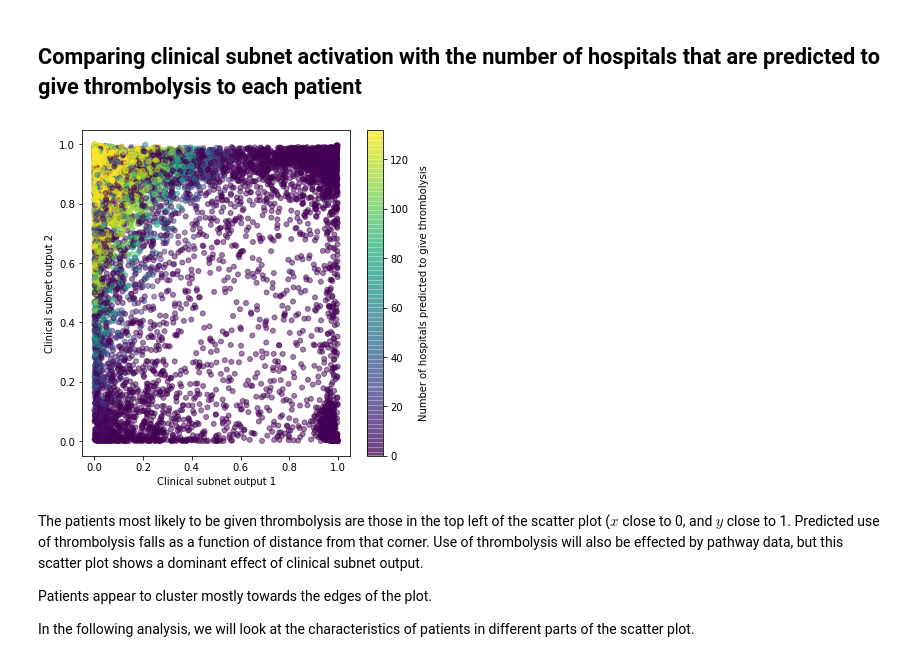
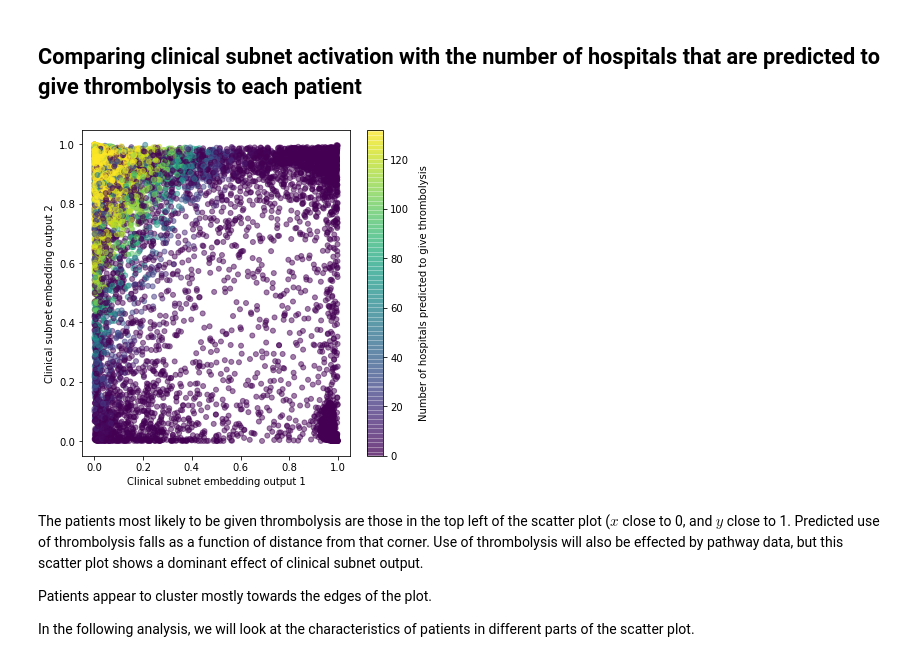
Before and after one commit to samuel-book/samuel-1, a Jupyter notebook: _sources/neural_net/005b_analyse_10k_2d_modular.ipynb, the cells around one changed output. Cells and saved outputs as stored; diff of their text form; code cells hidden in the pictures.

```diff
--- a/_sources/neural_net/005b_analyse_10k_2d_modular.ipynb
+++ b/_sources/neural_net/005b_analyse_10k_2d_modular.ipynb
@@ -344,22 +344,22 @@ In this output, all hospitals appear to sit on $x=0$ or $y=1$, with use of throm
 # %%
 # Set up figure
 fig = plt.figure(figsize=(6,6))
 
 # Plot 1: actual vs subnet
 cmap = plt.cm.viridis
 ax1 = fig.add_subplot(111)
 im = ax1.scatter(all_test['patient_encode_x'],
             all_test['patient_encode_y'],
             c=all_test['num_hosp_thrombolysing'],
             vmin=0, vmax=132, s=25, cmap=cmap, alpha=0.5)
 cbar = plt.colorbar(im, ax=ax1)
 cbar.set_label('Number of hospitals predicted to give thrombolysis', rotation=90, labelpad=10)
-ax1.set_xlabel('Clinical subnet output 1')
-ax1.set_ylabel('Clinical subnet output 2')
+ax1.set_xlabel('Clinical subnet embedding output 1')
+ax1.set_ylabel('Clinical subnet embedding output 2')
 plt.savefig('./output/clinical_subnet_scatter.jpg', dpi=300)
 plt.show()
 # %% [output]
-[figure, old version]
+[figure, new version]
 # %% [markdown]
 The patients most likely to be given thrombolysis are those in the top left of the scatter plot ($x$ close to 0, and $y$ close to 1. Predicted use of thrombolysis falls as a function of distance from that corner. Use of thrombolysis will also be effected by pathway data, but this scatter plot shows a dominant effect of clinical subnet output.
 
```
Also changed, not shown: parts of 2 cells of this notebook, 7 other files.
